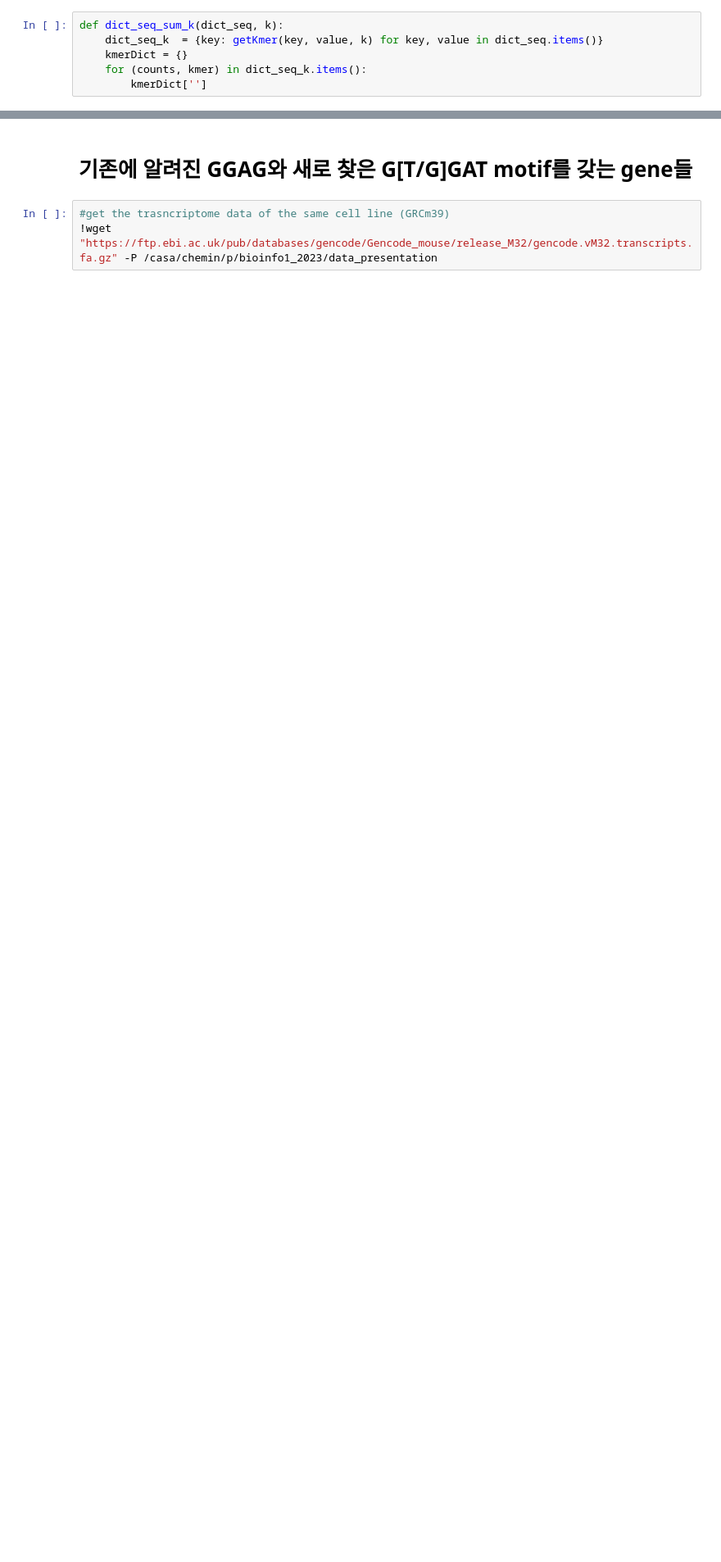
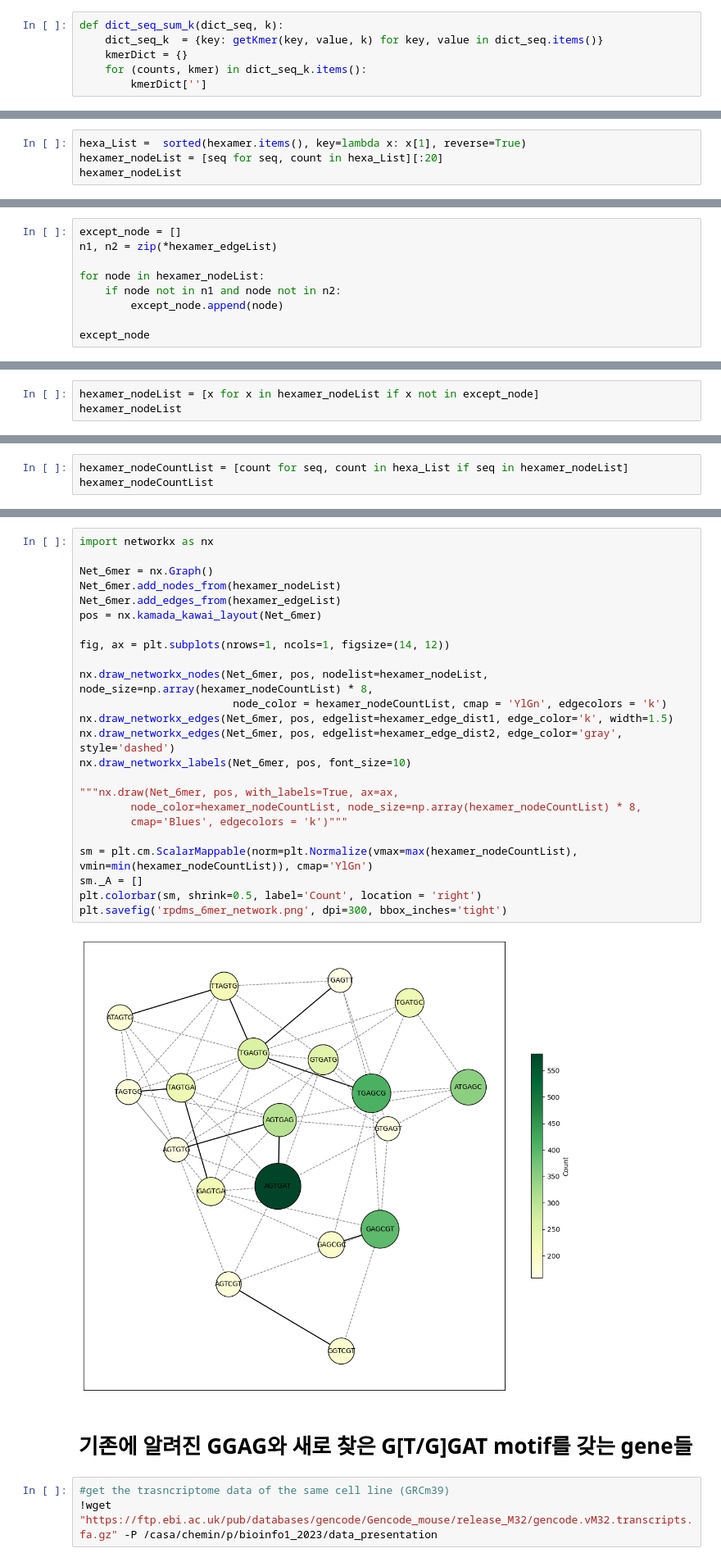
Before and after one commit to raccoon-cm/bioinfo1_2023, a Jupyter notebook: TermProj_2023_presentation_CM.ipynb, the cells around one changed output, grey strips where cells are left out. Shown at 82% size. Drawn from its saved outputs; the diff is of its cells as text; blank space fills up the shorter version.

```diff
--- a/TermProj_2023_presentation_CM.ipynb
+++ b/TermProj_2023_presentation_CM.ipynb
@@ -820,0 +870,4 @@ sorted(kmer.items(), key=lambda x: x[1], reverse=True)
+# %%
+hexa_List =  sorted(hexamer.items(), key=lambda x: x[1], reverse=True)
+hexamer_nodeList = [seq for seq, count in hexa_List][:20]
+hexamer_nodeList
@@ -820,0 +915,9 @@ sorted(kmer.items(), key=lambda x: x[1], reverse=True)
+# %%
+except_node = []
+n1, n2 = zip(*hexamer_edgeList)
+
+for node in hexamer_nodeList:
+    if node not in n1 and node not in n2:
+        except_node.append(node)
+
+except_node
@@ -820,0 +926,3 @@ sorted(kmer.items(), key=lambda x: x[1], reverse=True)
+# %%
+hexamer_nodeList = [x for x in hexamer_nodeList if x not in except_node]
+hexamer_nodeList
@@ -820,0 +953,3 @@ sorted(kmer.items(), key=lambda x: x[1], reverse=True)
+# %%
+hexamer_nodeCountList = [count for seq, count in hexa_List if seq in hexamer_nodeList]
+hexamer_nodeCountList
@@ -821,3 +976,29 @@ sorted(kmer.items(), key=lambda x: x[1], reverse=True)
+# %%
+import networkx as nx
+
+Net_6mer = nx.Graph()
+Net_6mer.add_nodes_from(hexamer_nodeList)
+Net_6mer.add_edges_from(hexamer_edgeList)
+pos = nx.kamada_kawai_layout(Net_6mer)
+
+fig, ax = plt.subplots(nrows=1, ncols=1, figsize=(14, 12))
+
+nx.draw_networkx_nodes(Net_6mer, pos, nodelist=hexamer_nodeList, node_size=np.array(hexamer_nodeCountList) * 8,
+                        node_color = hexamer_nodeCountList, cmap = 'YlGn', edgecolors = 'k')
+nx.draw_networkx_edges(Net_6mer, pos, edgelist=hexamer_edge_dist1, edge_color='k', width=1.5)
+nx.draw_networkx_edges(Net_6mer, pos, edgelist=hexamer_edge_dist2, edge_color='gray', style='dashed')
+nx.draw_networkx_labels(Net_6mer, pos, font_size=10)
+
+"""nx.draw(Net_6mer, pos, with_labels=True, ax=ax,
+        node_color=hexamer_nodeCountList, node_size=np.array(hexamer_nodeCountList) * 8,
+        cmap='Blues', edgecolors = 'k')"""
+
+sm = plt.cm.ScalarMappable(norm=plt.Normalize(vmax=max(hexamer_nodeCountList), vmin=min(hexamer_nodeCountList)), cmap='YlGn')
+sm._A = []
+plt.colorbar(sm, shrink=0.5, label='Count', location = 'right')
+plt.savefig('rpdms_6mer_network.png', dpi=300, bbox_inches='tight')
+# %% [output]
+[figure, added]
 # %% [markdown]
 # 기존에 알려진 GGAG와 새로 찾은 G[T/G]GAT motif를 갖는 gene들
 # %%
```
Also changed, not shown: parts of 34 cells of this notebook, 3 other files.
